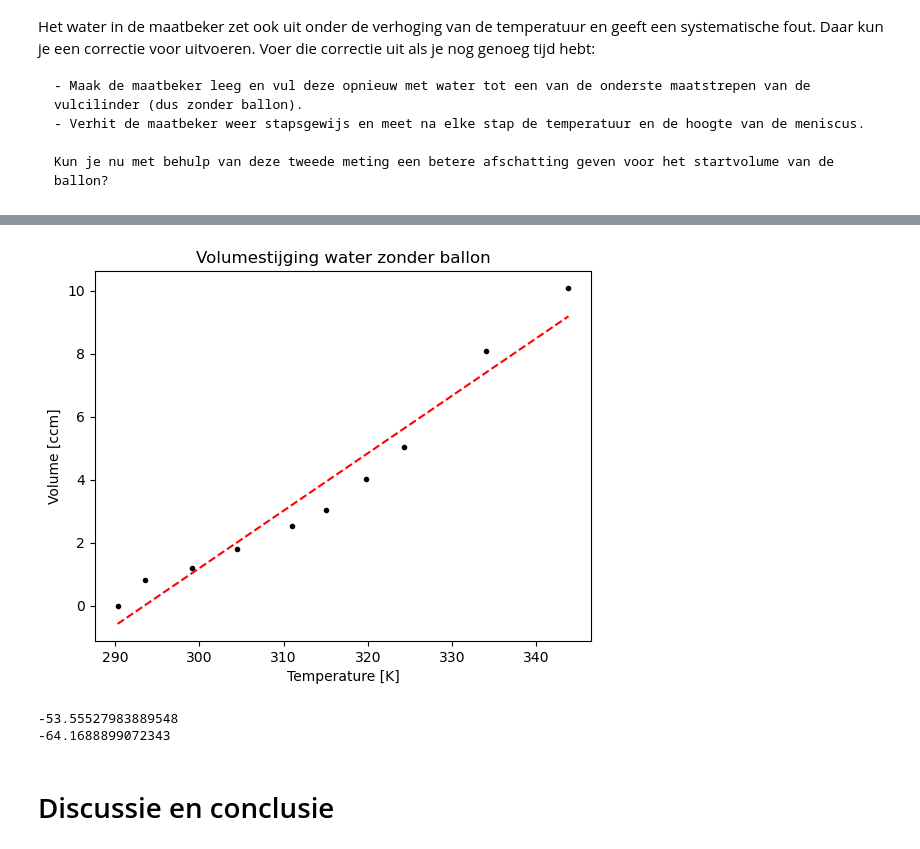
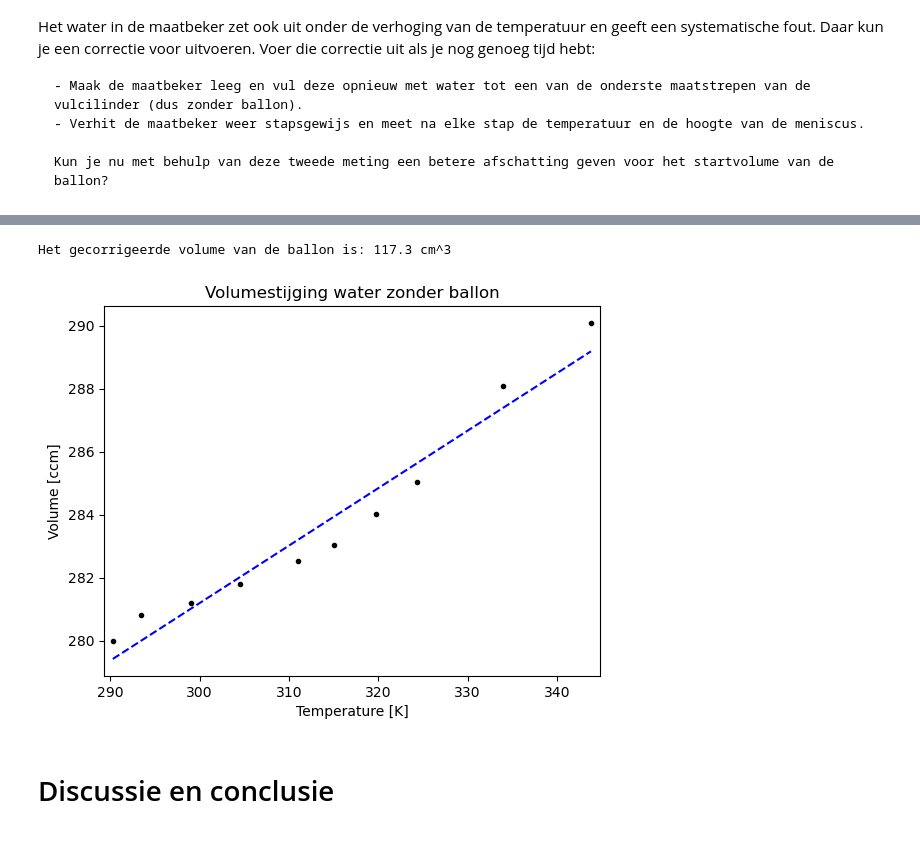
Before and after one commit to Eerkje/Annet-Erik, a Jupyter notebook: Content/Labs/ballonproef.ipynb, the cells around one changed output, grey strips where cells are left out. Cells and saved outputs as stored; diff of their text form; code cells hidden in the pictures.

```diff
--- a/Content/Labs/ballonproef.ipynb
+++ b/Content/Labs/ballonproef.ipynb
@@ -98,34 +111,30 @@ Het beginvolume van de ballon is: 117.7 cm^3
 # %%
-from scipy.optimize import curve_fit
-#totaalinhoud bovenkant = 280 mL
-temps_2 = [17.3,20.5,26.1,31.5,38.0,42.0,46.8,51.3,61.0,70.8]
-hoogtes_2 = np.array([5.0,5.8,6.2,6.8,7.5,8.0,9.0,10.0,13.0,15.0]) / 10
-temps_abs2 = np.asarray(temps_2) + 273
-volumes_2 = (np.asarray(hoogtes_2) - hoogtes_2[0]) * opp_water
-def functionfit(x,a,b,c):
-    return a*x**2 + b*x + c
-val,cov = curve_fit(functionfit, temps_abs2, volumes_2)
-xfit = np.linspace(min(temps_abs2), max(temps_abs2), 100)
-yfit = functionfit(xfit, *val)
+#data zonder ballon
+beginvolume_water2 = 280 #cm3
+temps_2 = [17.3,20.5,26.1,31.5,38.0,42.0,46.8,51.3,61.0,70.8] #graden
+hoogtes_2 = np.array([5.0,5.8,6.2,6.8,7.5,8.0,9.0,10.0,13.0,15.0]) / 10 #cm
+temps_abs2 = np.asarray(temps_2) + 273 #kelvin
+volumes_2 = (np.asarray(hoogtes_2) - hoogtes_2[0]) * opp_water + beginvolume_water2 #cm3
 
-coef2 = np.polyfit(temps_abs2, volumes_2, 1)
-func2 = np.poly1d(coef2)
+#lineaire functiefit
+val2,cov2 = curve_fit(functionfit, temps_abs2, volumes_2)
+Tfit2 = np.linspace(min(temps_abs2), max(temps_abs2), 100)
+Vfit2 = functionfit(Tfit2, *val2)
 
+#grafiek
 plt.figure()
 plt.title('Volumestijging water zonder ballon')
+plt.xlim(min(temps_abs2)-1, max(temps_abs2)+1)
 plt.plot(temps_abs2,volumes_2,'k.')
-plt.plot(temps_abs2, func2(temps_abs2), '--r')
-#plt.plot(xfit, yfit, '--r')
+plt.plot(Tfit2, Vfit2, '--b')
 plt.xlabel('Temperature [K]')
 plt.ylabel('Volume [ccm]')
-plt.show()
+#plt.plot(Tfit1, Vfit1 - (beginvolume_water1/beginvolume_water2)*Vfit2, '--g')
 
-func3 = func - func2
-print(func2[0])
-print(func3[0])
+#corrigeren voor volumeverandering door verhitting per mL water
+print('Het gecorrigeerde volume van de ballon is:', round(-(Vfit1 - (beginvolume_water1/beginvolume_water2)*Vfit2)[0],1), 'cm^3')
 # %% [output]
+Het gecorrigeerde volume van de ballon is: 117.3 cm^3
-[figure, old version]
+[figure, new version]
--53.55527983889548
--64.1688899072343
 # %% [markdown]
 # Discussie en conclusie
```
Also changed, not shown: parts of 2 cells of this notebook.
